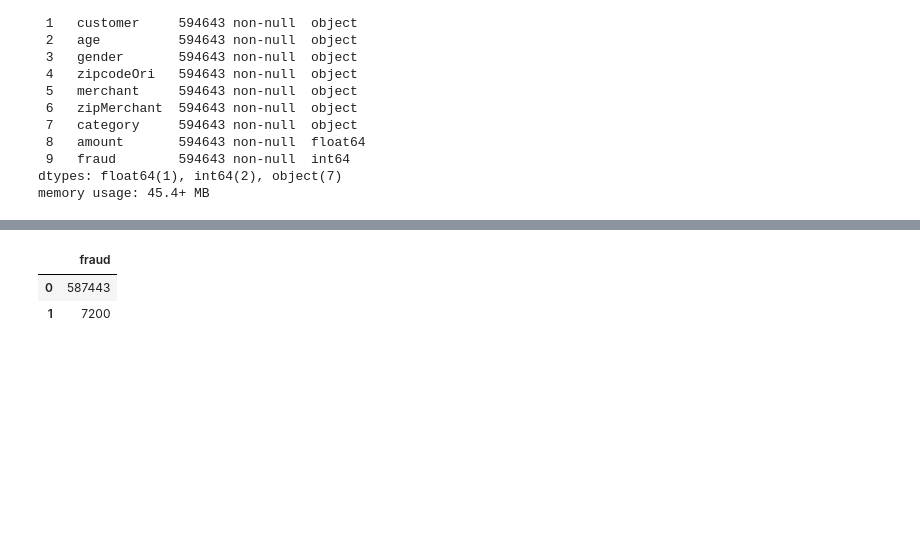
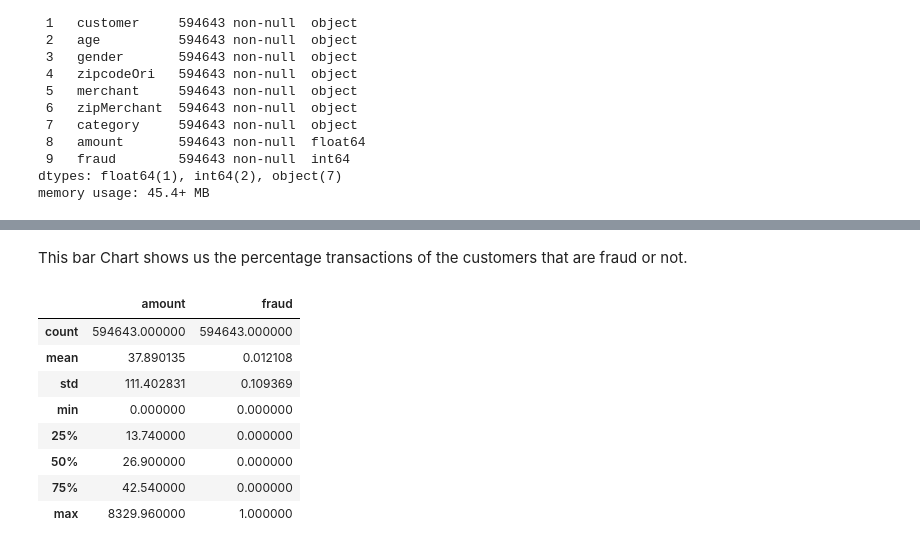
Before and after one commit to VIP509/Business-Intelligence-Project, a Jupyter notebook: BI Project.ipynb, the cells around one changed output, grey strips where cells are left out. Cells and saved outputs as stored; diff of their text form; code cells hidden in the pictures; blank space fills up the shorter version.

```diff
--- a/BI Project.ipynb
+++ b/BI Project.ipynb
@@ -42,4 +40,4 @@ sns.set()
 # %%
 # Loading our dataset
-customer_data = pd.read_csv('bs140513_032310.csv')
-customer_data1 = pd.read_csv('bsNET140513_032310.csv')
+customer_data = pd.read_csv('../BI Project 2/dataset/bs140513_032310.csv')
+customer_data1 = pd.read_csv('../BI Project 2/dataset/bsNET140513_032310.csv')
@@ -74,0 +83,23 @@ memory usage: 45.4+ MB
+# %%
+def age_buckets(x):
+    ''' Function created to categorize Age
+    '''
+    if x == '0':
+        return '<=18'
+    elif x == '1' :
+        return '19-25'
+    elif x == '2':
+        return '26-35'
+    elif x =='3':
+        return '36-45'
+    elif x == '4':
+        return '46-55'
+    elif x == '5':
+        return '56-65'
+    elif x == '6':
+        return '> 65'
+    else :
+        return 'Unknown'
+
+customer_data['Agegroup'] = customer_data.age.apply(age_buckets)
+del customer_data['agerange']
@@ -75,6 +199,14 @@ memory usage: 45.4+ MB
+# %% [markdown]
+This bar Chart shows us the percentage transactions of the customers that are fraud or not.
 # %%
-customer_data['fraud'].value_counts().to_frame()
+customer_data[['amount','fraud']].describe()
 # %% [output]
-|  | fraud |
-| 0 | 587443 |
-| 1 | 7200 |
+|  | amount | fraud |
+| count | 594643.000000 | 594643.000000 |
+| mean | 37.890135 | 0.012108 |
+| std | 111.402831 | 0.109369 |
+| min | 0.000000 | 0.000000 |
+| 25% | 13.740000 | 0.000000 |
+| 50% | 26.900000 | 0.000000 |
+| 75% | 42.540000 | 0.000000 |
+| max | 8329.960000 | 1.000000 |
```
Also changed, not shown: parts of 40 cells of this notebook.
